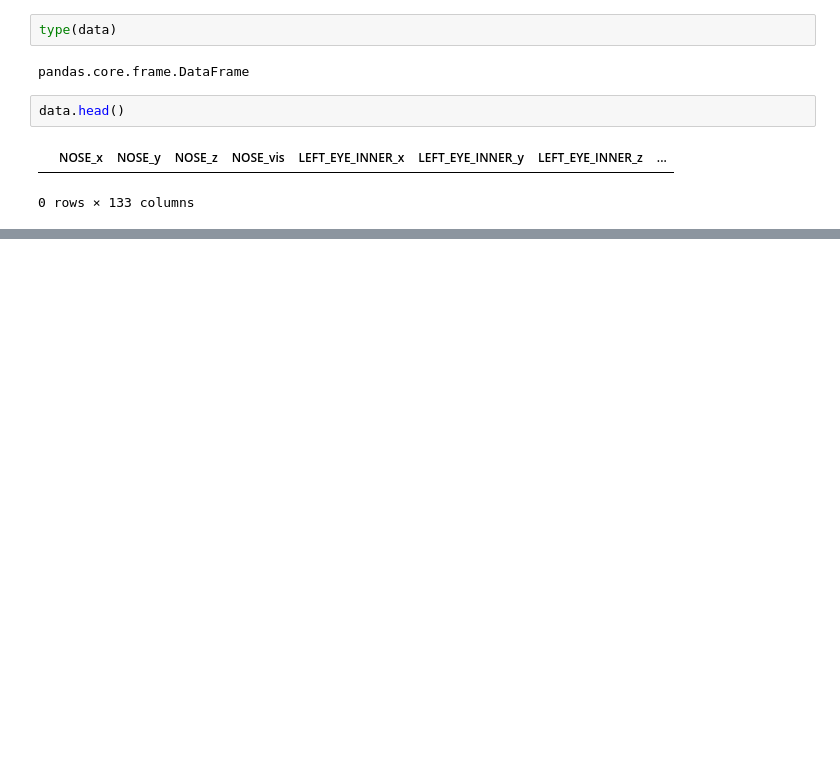
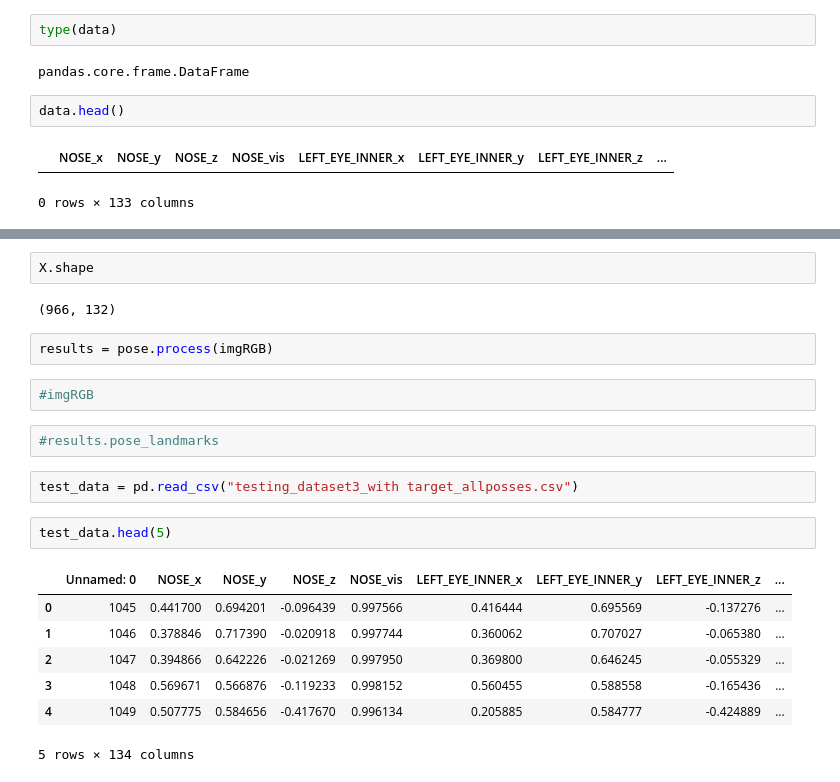
Before and after one commit to Aishwarya-Ubale/YogaPoseDetection, a Jupyter notebook: AnnotationForKeyPointDetection.ipynb, the cells around one changed output, grey strips where cells are left out. Drawn from its saved outputs; the diff is of its cells as text; blank space fills up the shorter version.

```diff
--- a/AnnotationForKeyPointDetection.ipynb
+++ b/AnnotationForKeyPointDetection.ipynb
@@ -164,0 +364,22 @@ goddess
+# %%
+X.shape
+# %% [output]
+(966, 132)
+# %%
+results = pose.process(imgRGB)
+# %%
+#imgRGB
+# %%
+#results.pose_landmarks
+# %%
+test_data = pd.read_csv("testing_dataset3_with target_allposses.csv")
+# %%
+test_data.head(5)
+# %% [output]
+|  | Unnamed: 0 | NOSE_x | NOSE_y | NOSE_z | NOSE_vis | LEFT_EYE_INNER_x | LEFT_EYE_INNER_y | LEFT_EYE_INNER_z | ... |
+| 0 | 1045 | 0.441700 | 0.694201 | -0.096439 | 0.997566 | 0.416444 | 0.695569 | -0.137276 | ... |
+| 1 | 1046 | 0.378846 | 0.717390 | -0.020918 | 0.997744 | 0.360062 | 0.707027 | -0.065380 | ... |
+| 2 | 1047 | 0.394866 | 0.642226 | -0.021269 | 0.997950 | 0.369800 | 0.646245 | -0.055329 | ... |
+| 3 | 1048 | 0.569671 | 0.566876 | -0.119233 | 0.998152 | 0.560455 | 0.588558 | -0.165436 | ... |
+| 4 | 1049 | 0.507775 | 0.584656 | -0.417670 | 0.996134 | 0.205885 | 0.584777 | -0.424889 | ... |
+5 rows × 134 columns
```
Also changed, not shown: parts of 29 cells of this notebook.
